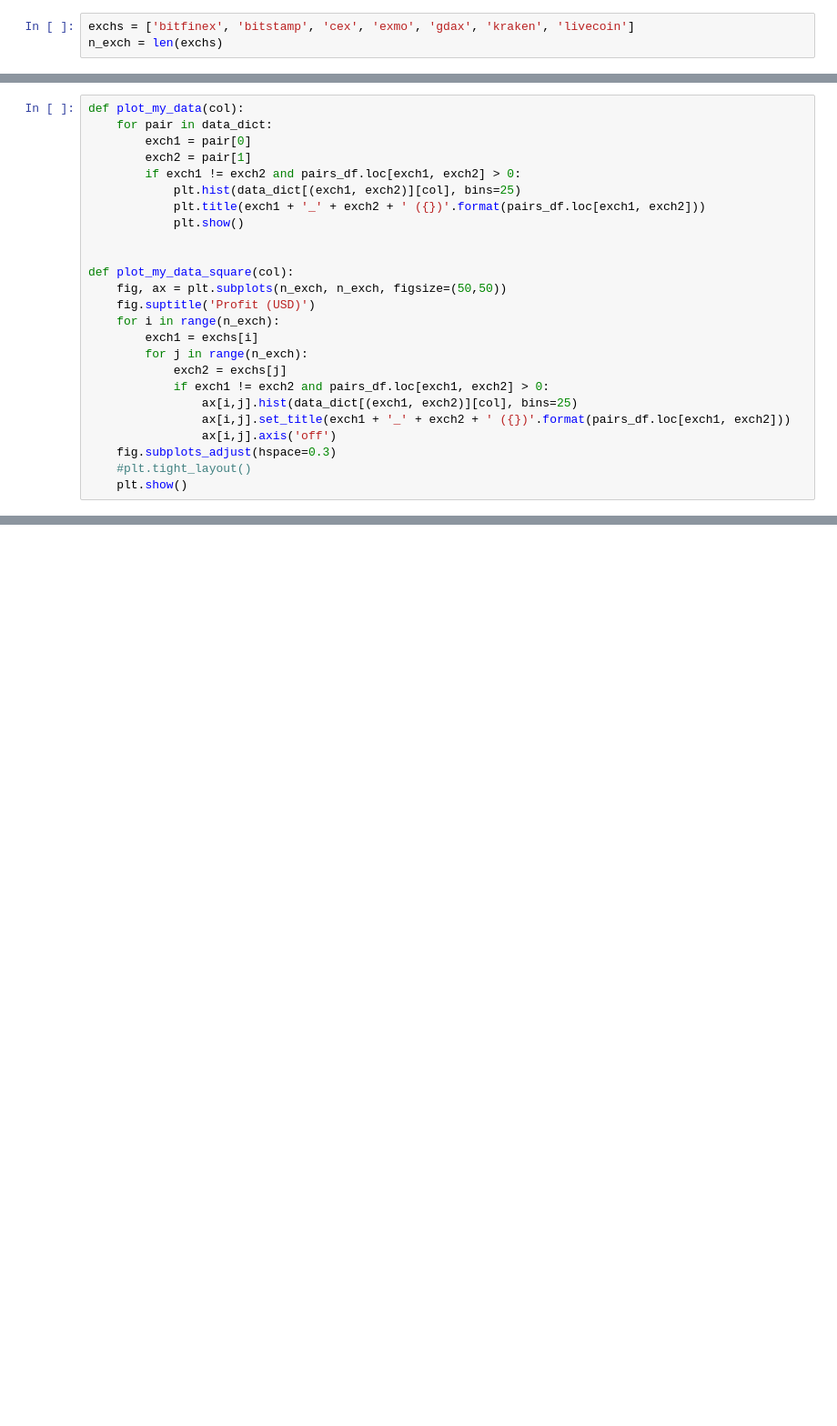
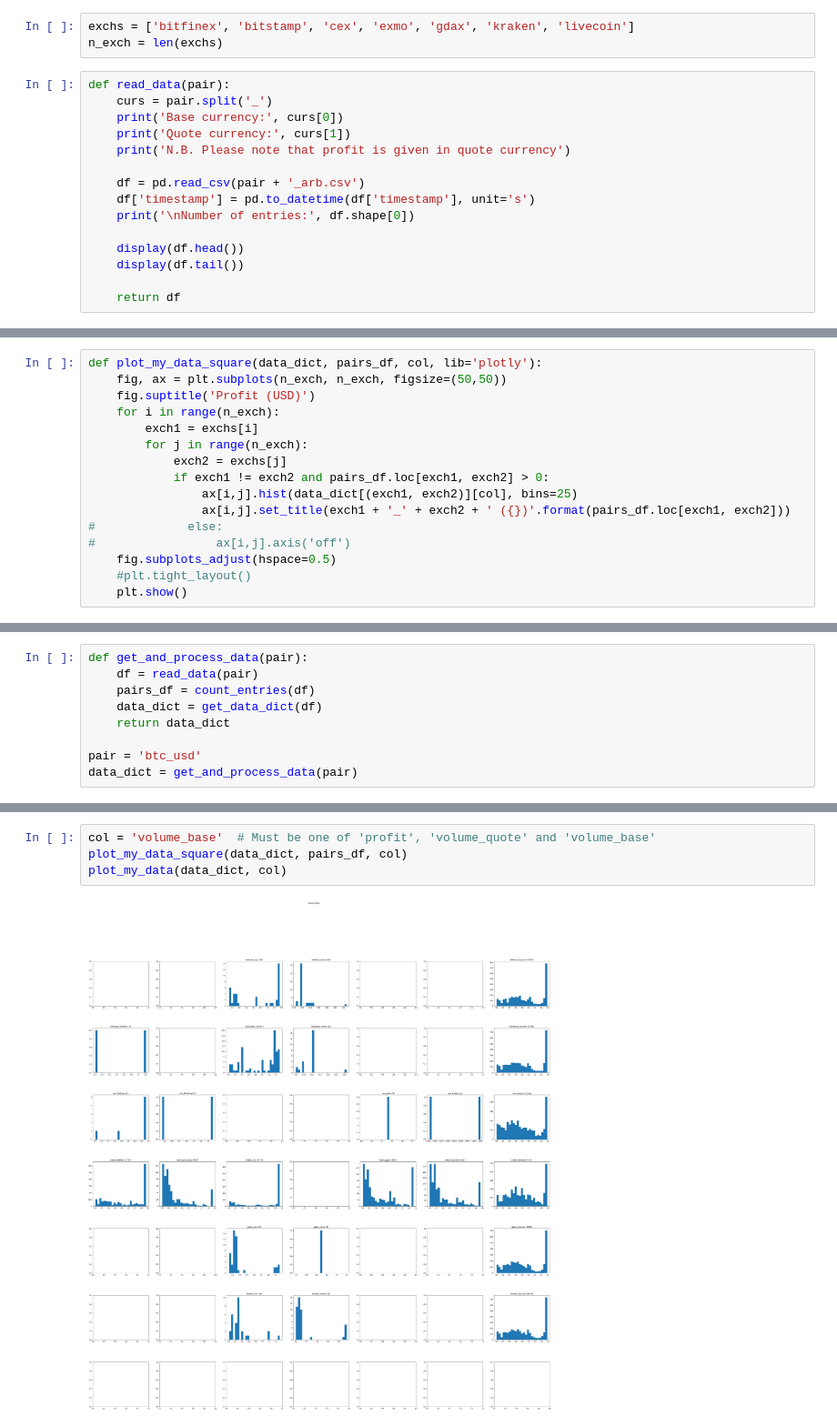
Before and after one commit to LabMazurokCom/Blockchain, a Jupyter notebook: Arbitrage/arbitrage_analysis/Goidalka.ipynb, the cells around one changed output, grey strips where cells are left out. Shown at 91% size. Saved outputs shown, nothing was run; the diff lists cells and outputs as text; blank space fills up the shorter version.

```diff
--- a/Arbitrage/arbitrage_analysis/Goidalka.ipynb
+++ b/Arbitrage/arbitrage_analysis/Goidalka.ipynb
@@ -30,4 +13,19 @@ df.head()
 # %%
 exchs = ['bitfinex', 'bitstamp', 'cex', 'exmo', 'gdax', 'kraken', 'livecoin']
 n_exch = len(exchs)
+# %%
+def read_data(pair):
+    curs = pair.split('_')
+    print('Base currency:', curs[0])
+    print('Quote currency:', curs[1])
+    print('N.B. Please note that profit is given in quote currency')
+
+    df = pd.read_csv(pair + '_arb.csv')
+    df['timestamp'] = pd.to_datetime(df['timestamp'], unit='s')
+    print('\nNumber of entries:', df.shape[0])
+
+    display(df.head())
+    display(df.tail())
+
+    return df
 # %%
@@ -87,15 +95,5 @@ for ix in df.index:
 # %%
-def plot_my_data(col):
-    for pair in data_dict:
-        exch1 = pair[0]
-        exch2 = pair[1]
-        if exch1 != exch2 and pairs_df.loc[exch1, exch2] > 0:
-            plt.hist(data_dict[(exch1, exch2)][col], bins=25)
-            plt.title(exch1 + '_' + exch2 + ' ({})'.format(pairs_df.loc[exch1, exch2]))
-            plt.show()
-
-
-def plot_my_data_square(col):
+def plot_my_data_square(data_dict, pairs_df, col, lib='plotly'):
     fig, ax = plt.subplots(n_exch, n_exch, figsize=(50,50))
     fig.suptitle('Profit (USD)')
     for i in range(n_exch):
@@ -105,7 +103,8 @@ def plot_my_data_square(col):
             if exch1 != exch2 and pairs_df.loc[exch1, exch2] > 0:
                 ax[i,j].hist(data_dict[(exch1, exch2)][col], bins=25)
                 ax[i,j].set_title(exch1 + '_' + exch2 + ' ({})'.format(pairs_df.loc[exch1, exch2]))
-                ax[i,j].axis('off')
-    fig.subplots_adjust(hspace=0.3)
+#             else:
+#                 ax[i,j].axis('off')
+    fig.subplots_adjust(hspace=0.5)
     #plt.tight_layout()
     plt.show()
@@ -117,0 +111,9 @@ plot_my_data_square('profit_usd')
+# %%
+def get_and_process_data(pair):
+    df = read_data(pair)
+    pairs_df = count_entries(df)
+    data_dict = get_data_dict(df)
+    return data_dict
+
+pair = 'btc_usd'
+data_dict = get_and_process_data(pair)
@@ -117,0 +163,6 @@ plot_my_data_square('profit_usd')
+# %%
+col = 'volume_base'  # Must be one of 'profit', 'volume_quote' and 'volume_base'
+plot_my_data_square(data_dict, pairs_df, col)
+plot_my_data(data_dict, col)
+# %% [output]
+[figure, added]
```
Also changed, not shown: parts of 15 cells of this notebook.
